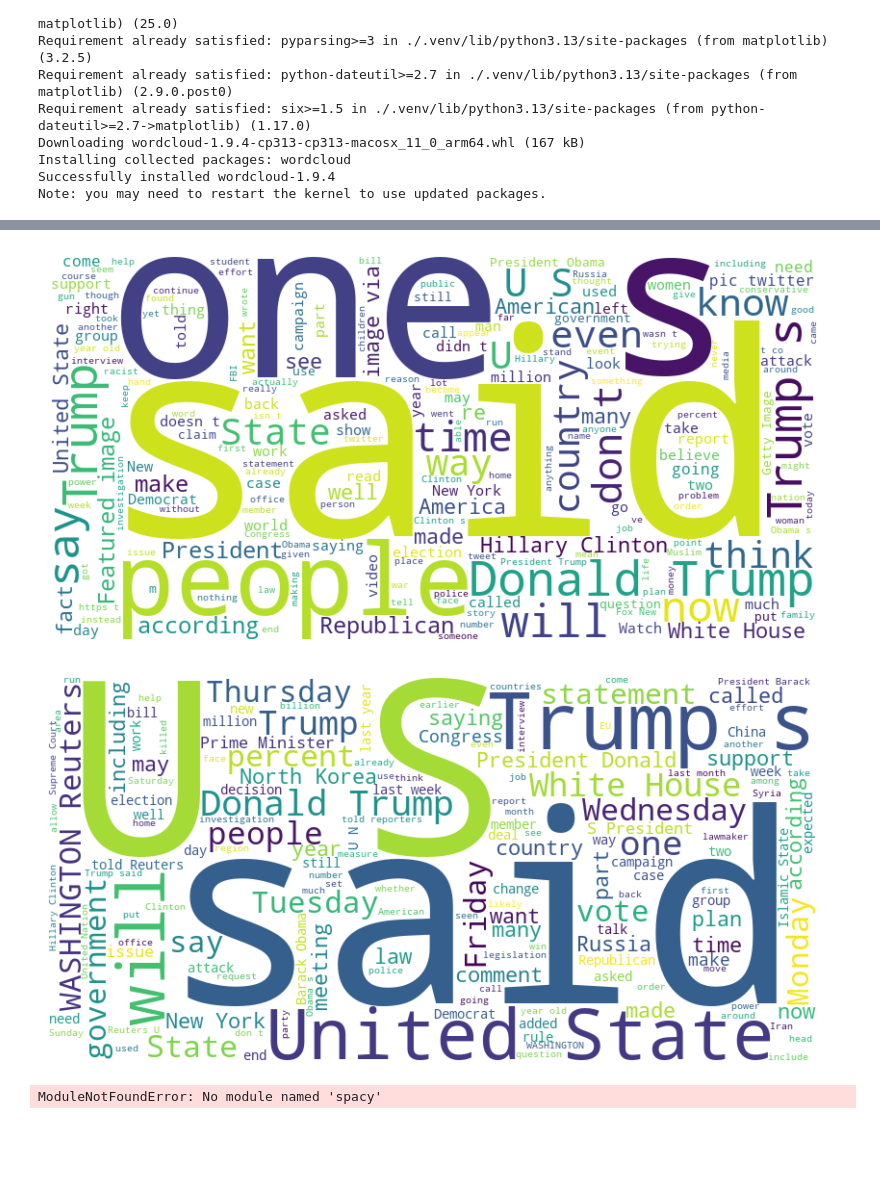
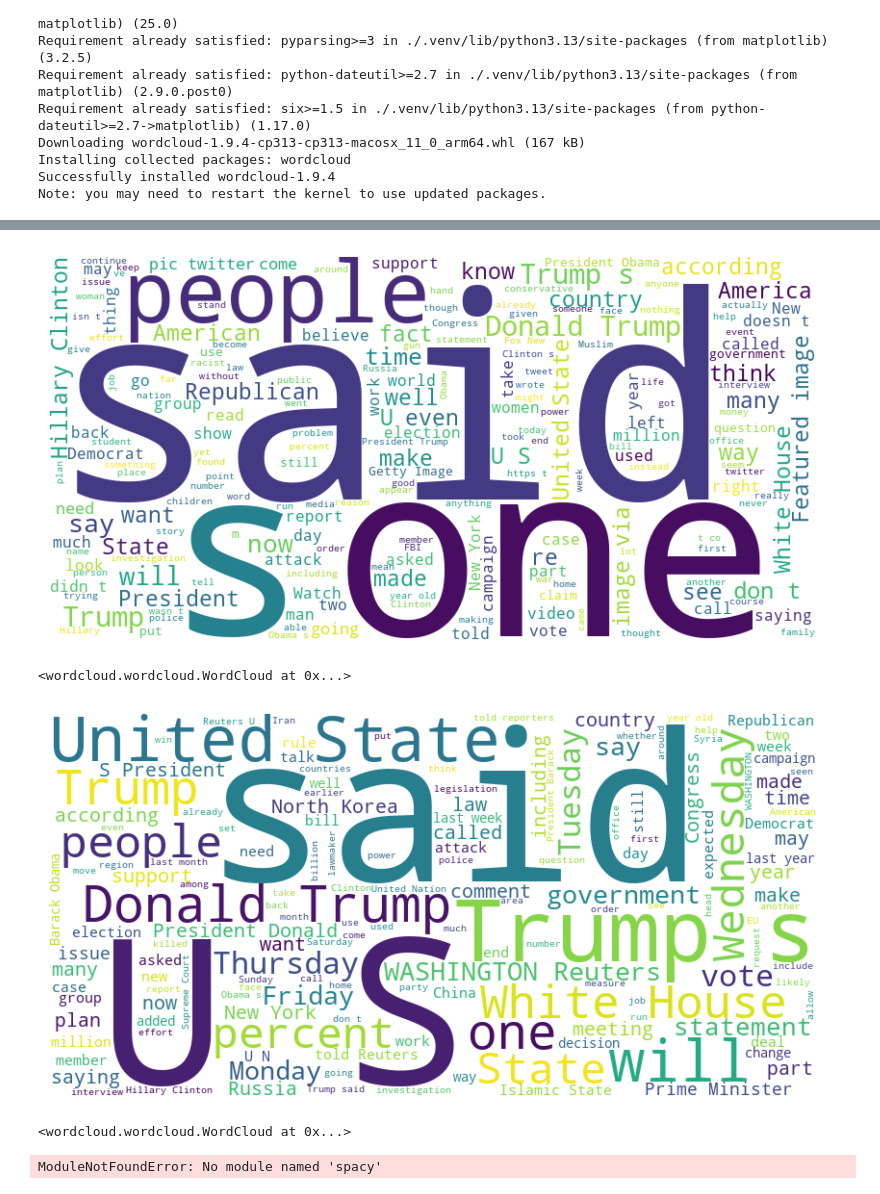
Before and after one commit to rhodemilk/fakeornah, a Jupyter notebook: FakeOrReal.ipynb, the cells around one changed output, grey strips where cells are left out. Saved outputs shown, nothing was run; the diff lists cells and outputs as text; code cells hidden in the pictures; blank space fills up the shorter version.

Commit message:
added word clouds

```diff
--- a/FakeOrReal.ipynb
+++ b/FakeOrReal.ipynb
@@ -749,26 +768,28 @@ plt.show()
 # %%
 import pandas as pd
 import matplotlib.pyplot as plt
 from wordcloud import WordCloud, STOPWORDS
 
 text_data = df_fake['text'].dropna().astype(str)
 combined_text = " ".join(text_data)
 
 wordcloud = WordCloud(
     width=800,
     height=400,
     background_color='white',
     stopwords=STOPWORDS, # Removes common words like 'the', 'and', 'is'
     min_font_size=10
 ).generate(combined_text)
 
 
 plt.figure(figsize=(10, 5))
 plt.imshow(wordcloud, interpolation='bilinear')
 plt.axis("off") # Turn off the axis numbers/lines
 plt.show()
+wordcloud.to_file("fake_wordcloud.png")
 # %% [output]
-[figure, old version]
+[figure, new version]
+<wordcloud.wordcloud.WordCloud at 0x...>
 # %%
 text_data = df_true['text'].dropna().astype(str)
 combined_text = " ".join(text_data)
@@ -786,8 +807,10 @@ plt.figure(figsize=(10, 5))
 plt.imshow(wordcloud, interpolation='bilinear')
 plt.axis("off") # Turn off the axis numbers/lines
 plt.show()
+wordcloud.to_file("true_wordcloud.png")
 # %% [output]
-[figure, old version]
+[figure, new version]
+<wordcloud.wordcloud.WordCloud at 0x...>
 # %%
 import pandas as pd
 import matplotlib.pyplot as plt
```
Also changed, not shown: parts of 5 cells of this notebook, 10 other files.
